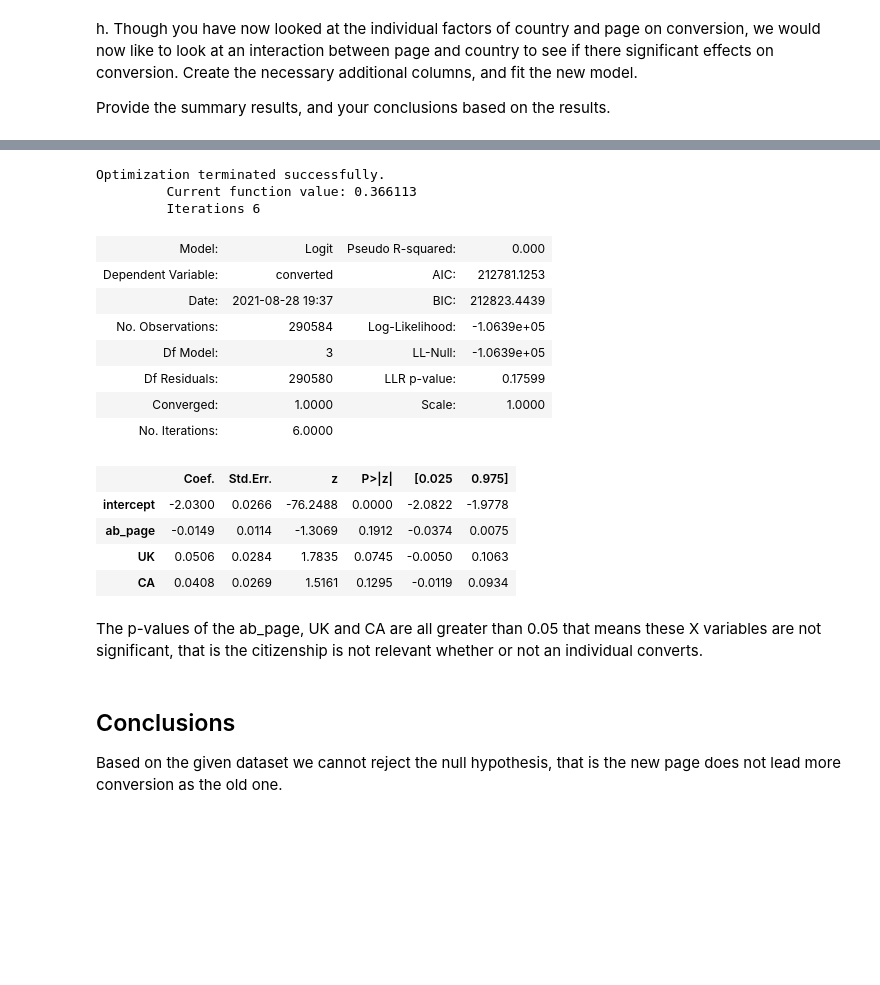
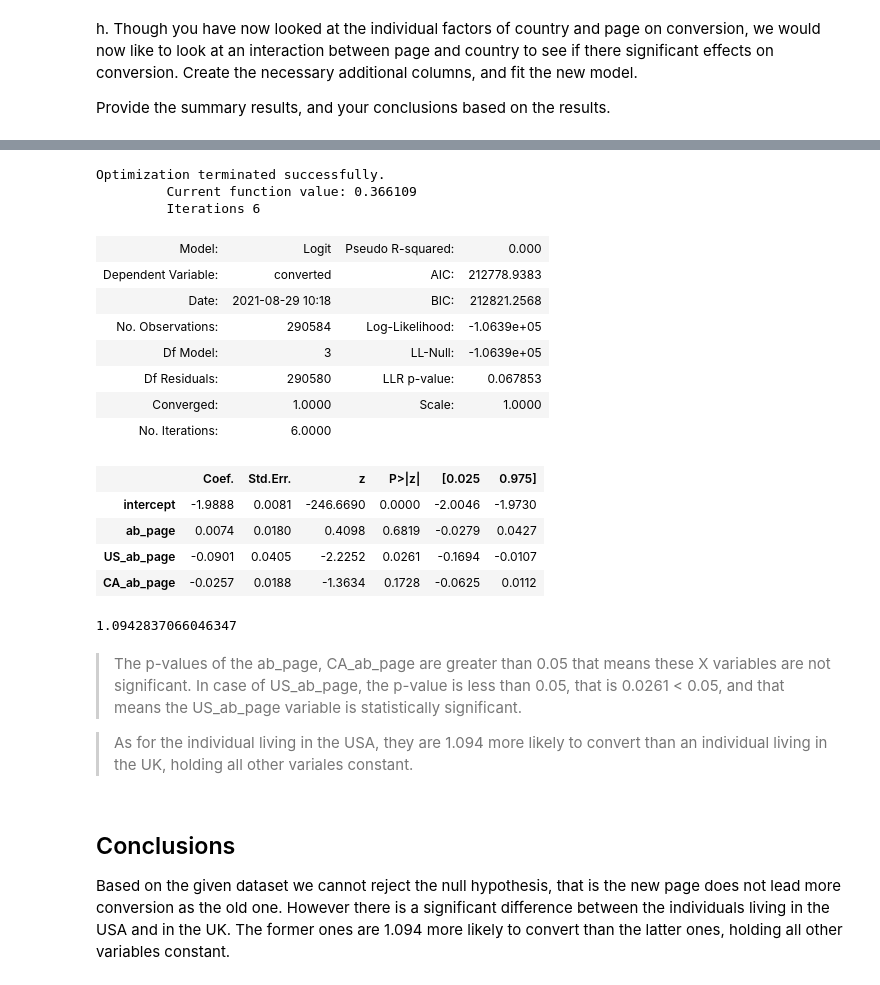
Before and after one commit to SaroltaScheili/Project3, a Jupyter notebook: Analyze_ab_test_results_notebook.ipynb, the cells around one changed output, grey strips where cells are left out. Cells and saved outputs as stored; diff of their text form; code cells hidden in the pictures; blank space fills up the shorter version.

```diff
--- a/Analyze_ab_test_results_notebook.ipynb
+++ b/Analyze_ab_test_results_notebook.ipynb
@@ -384,3 +380,7 @@ df_new.head()
 h. Though you have now looked at the individual factors of country and page on conversion, we would now like to look at an interaction between page and country to see if there significant effects on conversion.  Create the necessary additional columns, and fit the new model.
 
 Provide the summary results, and your conclusions based on the results.
+# %%
+df_new['US_ab_page'] = df_new['US'] * df_new['ab_page']
+df_new['CA_ab_page'] = df_new['CA'] * df_new['ab_page']
+df_new.head(3)
@@ -387,29 +393,35 @@ Provide the summary results, and your conclusions based on the results.
 # %%
 ### Fit Your Linear Model And Obtain the Results
-logit_mod = sm.Logit(df_new["converted"], df_new[["intercept", "ab_page", "UK", "CA"]])
+logit_mod = sm.Logit(df_new["converted"], df_new[["intercept", "ab_page", "US_ab_page", "CA_ab_page"]])
 results = logit_mod.fit()
 results.summary2()
 # %% [output]
 Optimization terminated successfully.
-         Current function value: 0.366113
+         Current function value: 0.366109
          Iterations 6
 | Model: | Logit | Pseudo R-squared: | 0.000 |
-| Dependent Variable: | converted | AIC: | 212781.1253 |
-| Date: | 2021-08-28 19:37 | BIC: | 212823.4439 |
+| Dependent Variable: | converted | AIC: | 212778.9383 |
+| Date: | 2021-08-29 10:18 | BIC: | 212821.2568 |
 | No. Observations: | 290584 | Log-Likelihood: | -1.0639e+05 |
 | Df Model: | 3 | LL-Null: | -1.0639e+05 |
-| Df Residuals: | 290580 | LLR p-value: | 0.17599 |
+| Df Residuals: | 290580 | LLR p-value: | 0.067853 |
 | Converged: | 1.0000 | Scale: | 1.0000 |
 | No. Iterations: | 6.0000 |  |  |
 |  | Coef. | Std.Err. | z | P>|z| | [0.025 | 0.975] |
-| intercept | -2.0300 | 0.0266 | -76.2488 | 0.0000 | -2.0822 | -1.9778 |
-| ab_page | -0.0149 | 0.0114 | -1.3069 | 0.1912 | -0.0374 | 0.0075 |
-| UK | 0.0506 | 0.0284 | 1.7835 | 0.0745 | -0.0050 | 0.1063 |
-| CA | 0.0408 | 0.0269 | 1.5161 | 0.1295 | -0.0119 | 0.0934 |
+| intercept | -1.9888 | 0.0081 | -246.6690 | 0.0000 | -2.0046 | -1.9730 |
+| ab_page | 0.0074 | 0.0180 | 0.4098 | 0.6819 | -0.0279 | 0.0427 |
+| US_ab_page | -0.0901 | 0.0405 | -2.2252 | 0.0261 | -0.1694 | -0.0107 |
+| CA_ab_page | -0.0257 | 0.0188 | -1.3634 | 0.1728 | -0.0625 | 0.0112 |
-# %% [markdown]
-The p-values of the ab_page, UK and CA are all greater than 0.05 that means these X variables are not significant, that is the citizenship is not relevant whether or not an individual converts.
+# %%
+1/np.exp(-0.0901)
+# %% [output]
+1.0942837066046347
+# %% [markdown]
+>The p-values of the ab_page, CA_ab_page are greater than 0.05 that means these X variables are not significant. In case of US_ab_page, the p-value is less than 0.05, that is 0.0261 < 0.05, and that means the US_ab_page variable is statistically significant.
+
+>As for the individual living in the USA, they are 1.094 more likely to convert than an individual living in the UK, holding all other variales constant.
 # %% [markdown]
 <a id='conclusions'></a>
 ## Conclusions
 
-Based on the given dataset we cannot reject the null hypothesis, that is the new page does not lead more conversion as the old one.
+Based on the given dataset we cannot reject the null hypothesis, that is the new page does not lead more conversion as the old one. However there is a significant difference between the individuals living in the USA and in the UK. The former ones are 1.094 more likely to convert than the latter ones, holding all other variables constant.
```
Also changed, not shown: parts of 9 cells of this notebook, 1 other file.
